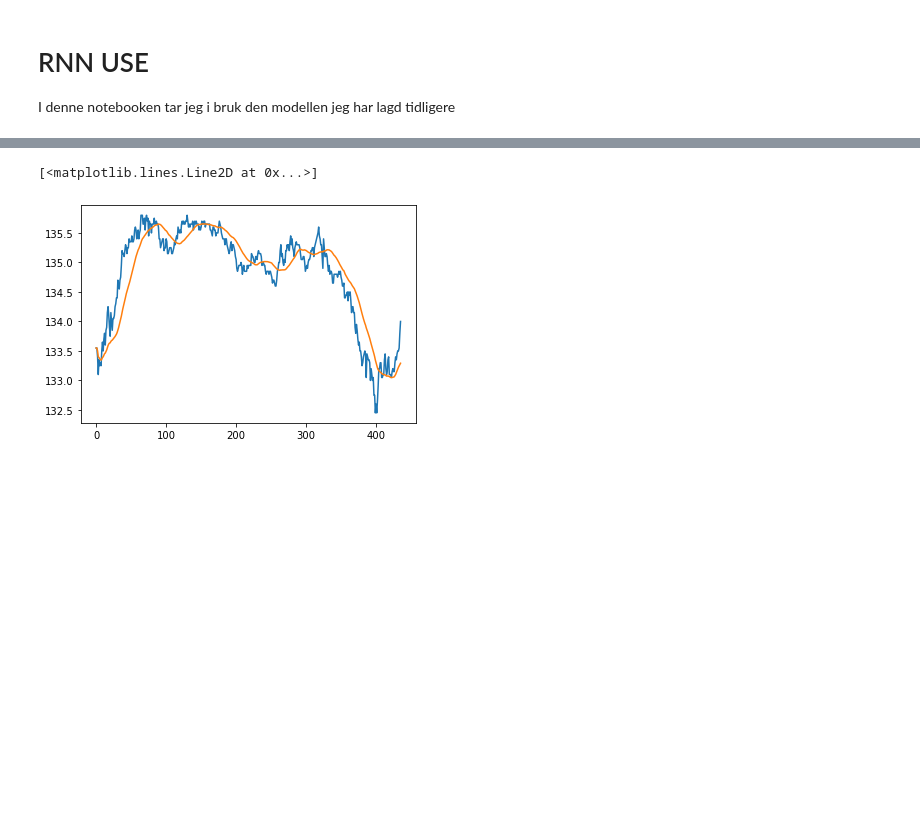
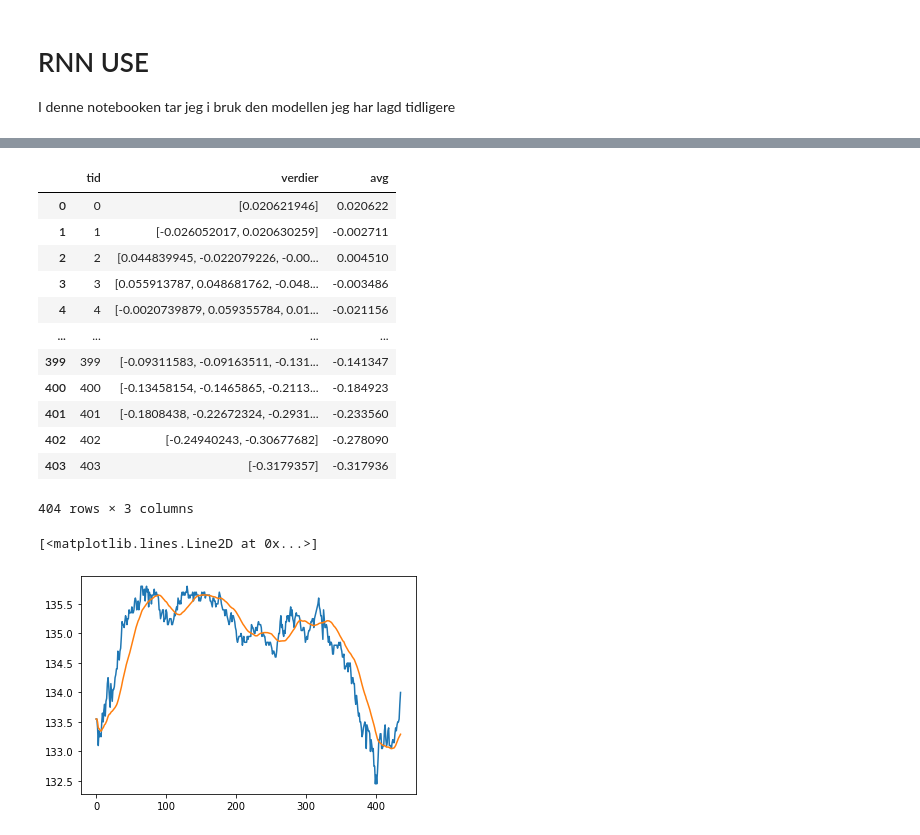
Before and after one commit to stianteien/instradag, a Jupyter notebook: RNN_use.ipynb, the cells around one changed output, grey strips where cells are left out. Saved outputs shown, nothing was run; the diff lists cells and outputs as text; code cells hidden in the pictures; blank space fills up the shorter version.

```diff
--- a/RNN_use.ipynb
+++ b/RNN_use.ipynb
@@ -145,3 +191,19 @@ evaluate_trade(data[0], model.predict(dataxes[0]), look_forward)
+# %%
+df_pred
+# %% [output]
+|  | tid | verdier | avg |
+| 0 | 0 | [0.020621946] | 0.020622 |
+| 1 | 1 | [-0.026052017, 0.020630259] | -0.002711 |
+| 2 | 2 | [0.044839945, -0.022079226, -0.00... | 0.004510 |
+| 3 | 3 | [0.055913787, 0.048681762, -0.048... | -0.003486 |
+| 4 | 4 | [-0.0020739879, 0.059355784, 0.01... | -0.021156 |
+| ... | ... | ... | ... |
+| 399 | 399 | [-0.09311583, -0.09163511, -0.131... | -0.141347 |
+| 400 | 400 | [-0.13458154, -0.1465865, -0.2113... | -0.184923 |
+| 401 | 401 | [-0.1808438, -0.22672324, -0.2931... | -0.233560 |
+| 402 | 402 | [-0.24940243, -0.30677682] | -0.278090 |
+| 403 | 403 | [-0.3179357] | -0.317936 |
+404 rows × 3 columns
 # %%
 plt.plot(data[0].open)
 plt.plot(data[0].open_30_sma)
```
Also changed, not shown: parts of 5 cells of this notebook.
